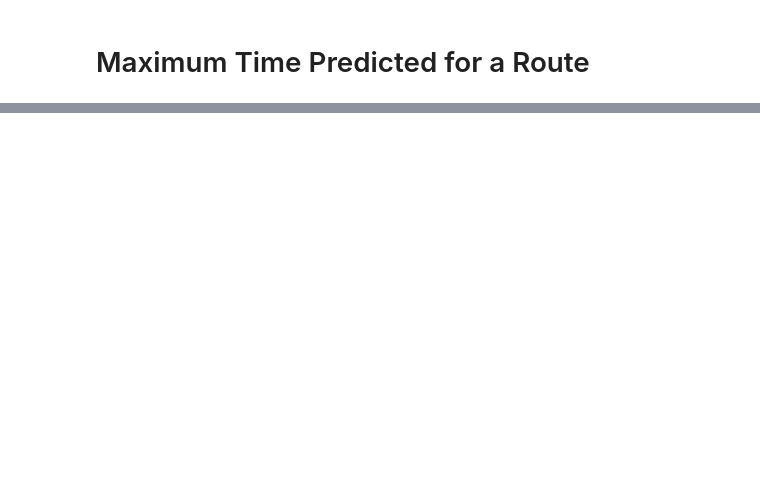
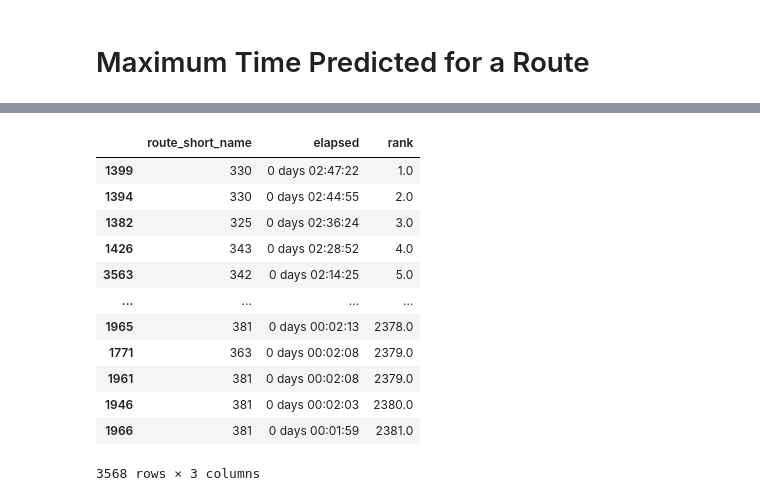
Before and after one commit to adrianabreu/titsa-gtfs-exploration, a Jupyter notebook: notebooks/Exploring Data.ipynb, the cells around one changed output, grey strips where cells are left out. Cells and saved outputs as stored; diff of their text form; code cells hidden in the pictures; blank space fills up the shorter version.

```diff
--- a/notebooks/Exploring Data.ipynb
+++ b/notebooks/Exploring Data.ipynb
@@ -12,5 +9,5 @@ from pyspark.sql.window import Window
 # %%
 from schemas import agency, calendar_dates, stop_times, routes, trips, stops
 # %%
-def read_file(path: str, spark: SparkSession, schema: StructType) -> DataFrame:
-    return spark.read.csv(path, schema=schema, header=True)
+def read_file(path: str, schema: dict) -> pd.DataFrame:
+    return pd.read_csv(filepath_or_buffer=path, dtype=schema, header=0)
@@ -174,17 +188,8 @@ from gtfs_utils.time import fix_gtfs_time
 elapsed = "elapsed"
 rank = "rank"
 
-fix_gtfs_time(stop_times_df, [stop_times.arrival_time, stop_times.departure_time])\
-.groupBy(stop_times.trip_id)\
-.agg(
-    (max(stop_times.departure_time) - min(stop_times.arrival_time)).alias(elapsed)
-    )\
-.join(trips_df, [trips.trip_id])\
-.join(routes_df, [routes.route_id])\
-.select(
-    routes.route_short_name,
-    elapsed,
-)\
-.distinct()\
-.withColumn(rank, dense_rank().over(Window.orderBy(col(elapsed).desc())))\
-.show(50,truncate=False)
+elapsed_time = fix_gtfs_time(stop_times_df, [stop_times.arrival_time, stop_times.departure_time], '2022-03-18')\
+.groupby(stop_times.trip_id)\
+.agg(max_depart =(stop_times.departure_time, 'max'), min_arrival = (stop_times.arrival_time, 'min'))\
+
+elapsed_time[elapsed] = elapsed_time['max_depart'] - elapsed_time['min_arrival']
@@ -208,0 +196,26 @@ only showing top 50 rows
+# %%
+elapsed_time = elapsed_time\
+.merge(trips_df, on=trips.trip_id)\
+.merge(routes_df, on=routes.route_id)[[
+    routes.route_short_name,
+    elapsed
+]]\
+.drop_duplicates(ignore_index=True)\
+
+elapsed_time[rank] = elapsed_time[elapsed].rank(na_option='bottom', method='dense', ascending=False)
+# %%
+elapsed_time.sort_values(by=[rank], ascending=True)
+# %% [output]
+|  | route_short_name | elapsed | rank |
+| 1399 | 330 | 0 days 02:47:22 | 1.0 |
+| 1394 | 330 | 0 days 02:44:55 | 2.0 |
+| 1382 | 325 | 0 days 02:36:24 | 3.0 |
+| 1426 | 343 | 0 days 02:28:52 | 4.0 |
+| 3563 | 342 | 0 days 02:14:25 | 5.0 |
+| ... | ... | ... | ... |
+| 1965 | 381 | 0 days 00:02:13 | 2378.0 |
+| 1771 | 363 | 0 days 00:02:08 | 2379.0 |
+| 1961 | 381 | 0 days 00:02:08 | 2379.0 |
+| 1946 | 381 | 0 days 00:02:03 | 2380.0 |
+| 1966 | 381 | 0 days 00:01:59 | 2381.0 |
+3568 rows × 3 columns
```
Also changed, not shown: parts of 27 cells of this notebook, 12 other files.
